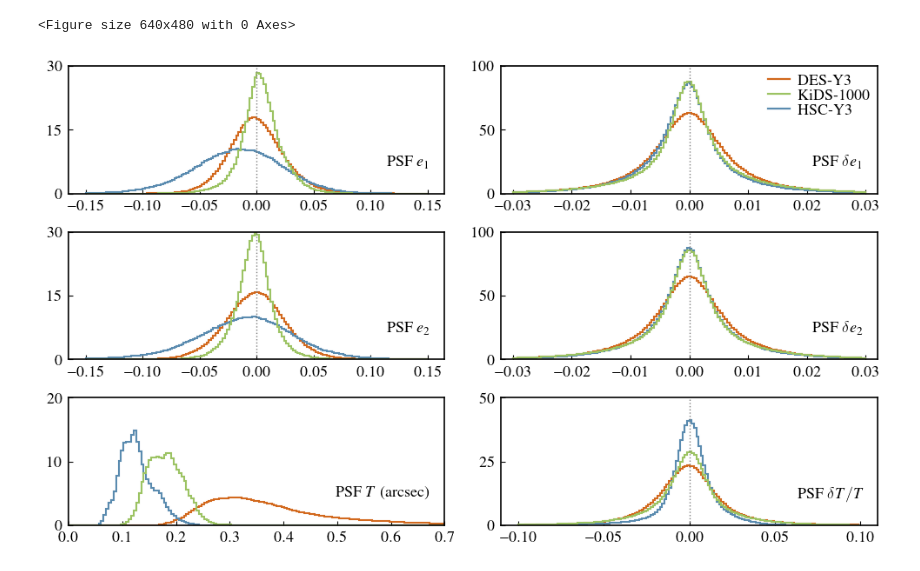
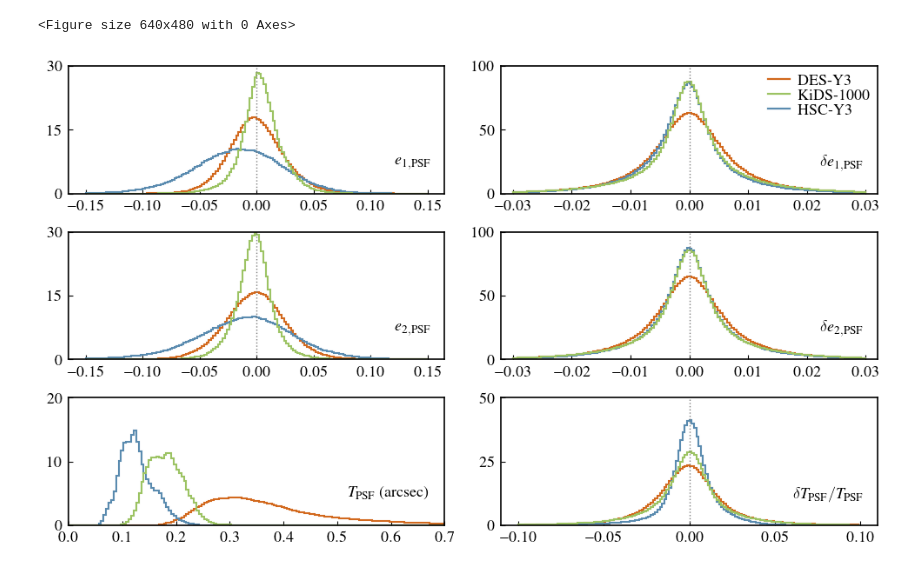
Before and after one commit to LSSTDESC/nulltests_txpipe, a Jupyter notebook: paper_plots/Fig3/PSFHistogramPlot.ipynb, the cells around one changed output. Saved outputs shown, nothing was run; the diff lists cells and outputs as text; code cells hidden in the pictures.

```diff
--- a/paper_plots/Fig3/PSFHistogramPlot.ipynb
+++ b/paper_plots/Fig3/PSFHistogramPlot.ipynb
@@ -48,7 +48,7 @@ ax0.hist((2*hscy3_s['stars/model_e1'][:]),bins=150,range=[-0.15,0.15],histtype='
 ax0.hist((kids_s['stars/model_e1'][:]),bins=150,range=[-0.15,0.15],histtype='step',color=kidscol,density=True,lw=1.5)
 ax0.plot([0,0],[0,30], color='grey', lw=1, ls=':')
 ax0.set_ylim(0,30)
-ax0.text(0.96,0.3,r'{\rm PSF}\ $e_{1}$',transform=ax0.transAxes,ha='right',va='top',size=13)
+ax0.text(0.96,0.3,r'$e_{1, {\rm PSF}}$',transform=ax0.transAxes,ha='right',va='top',size=13)
 ax0.tick_params(axis="both",which='both',direction="in")
 ax0.tick_params(axis='both', which='major', pad=5)
 ax0.set_yticks([0,15,30])
@@ -64,7 +64,7 @@ ax1.plot([0,0],[0,100], color='grey', lw=1, ls=':')
 ax1.set_xlim(-0.032,0.032)
 ax1.set_ylim(0,100)
 ax1.legend(frameon=False,loc = 'upper right', labelspacing=0.03,ncol=1,handletextpad=0.5,columnspacing=0.2,handlelength=1.4,borderaxespad=0.1)
-ax1.text(0.96,0.3,r'${\rm PSF}\ \delta e_{1}$',transform=ax1.transAxes,ha='right',va='top',size=13)
+ax1.text(0.96,0.3,r'$\delta e_{1, {\rm PSF}}$',transform=ax1.transAxes,ha='right',va='top',size=13)
 ax1.tick_params(axis="both",which='both',direction="in")
 ax1.tick_params(axis='both', which='major', pad=5)
 ax1.set_yticks([0,50,100])
@@ -75,7 +75,7 @@ ax2.hist((-2*hscy3_s['stars/model_e2'][:]),bins=150,range=[-0.15,0.15],histtype=
 ax2.hist((kids_s['stars/model_e2'][:]),bins=150,range=[-0.15,0.15],histtype='step',color=kidscol,density=True,lw=1.5)
 ax2.plot([0,0],[0,30], color='grey', lw=1, ls=':')
 ax2.set_ylim(0,30)
-ax2.text(0.96,0.3,r'${\rm PSF}\ e_{2}$',transform=ax2.transAxes,ha='right',va='top',size=13)
+ax2.text(0.96,0.3,r'$e_{2, {\rm PSF}}$',transform=ax2.transAxes,ha='right',va='top',size=13)
 ax2.tick_params(axis="both",which='both',direction="in")
 ax2.tick_params(axis='both', which='major', pad=5)
 ax2.set_yticks([0,15,30])
@@ -87,7 +87,7 @@ ax3.hist((kids_s['stars/measured_e2'][:]- kids_s['stars/model_e2'][:]),bins=150,
 ax3.set_xlim(-0.032,0.032)
 ax3.plot([0,0],[0,100], color='grey', lw=1, ls=':')
 ax3.set_ylim(0,100)
-ax3.text(0.96,0.3,r'${\rm PSF}\ \delta e_{2}$',transform=ax3.transAxes,ha='right',va='top',size=13)
+ax3.text(0.96,0.3,r'$\delta e_{2, {\rm PSF}}$',transform=ax3.transAxes,ha='right',va='top',size=13)
 ax3.tick_params(axis="both",which='both',direction="in")
 ax3.tick_params(axis='both', which='major', pad=5)
 ax3.set_yticks([0,50,100])
@@ -98,34 +98,34 @@ ax4.hist(hscy3_s['stars/model_T'][:],bins=150,range=[0,0.7],histtype='step',colo
 ax4.hist(kids_s['stars/model_T'][:],bins=150,range=[0,0.7],histtype='step',color=kidscol,density=True,lw=1.5)
 ax4.set_xlim(0,0.7)
 ax4.set_ylim(0,20)
-ax4.text(0.96,0.3,r'${\rm PSF}\ T$ (arcsec)',transform=ax4.transAxes,ha='right',va='top',size=13)
+ax4.text(0.96,0.3,r'$T_{\rm PSF}$ (arcsec)',transform=ax4.transAxes,ha='right',va='top',size=13)
 ax4.tick_params(axis="both",which='both',direction="in")
 ax4.tick_params(axis='both', which='major', pad=5)
 ax4.set_yticks([0,10,20])
 
 ax5 = plt.subplot(gs[5])
 ax5.hist((desy3_s['stars/measured_T'][:]- desy3_s['stars/model_T'][:])/desy3_s['stars/measured_T'][:],bins=150,range=[-0.1,0.1],histtype='step',color=descol,density=True,lw=1.5)
 ax5.hist((hscy3_s['stars/measured_T'][:]- hscy3_s['stars/model_T'][:])/hscy3_s['stars/measured_T'][:],bins=150,range=[-0.1,0.1],histtype='step',color=hsccol,density=True,lw=1.5)
 ax5.hist((kids_s['stars/measured_T'][:]- kids_s['stars/model_T'][:])/kids_s['stars/measured_T'][:],bins=150,range=[-0.1,0.1],histtype='step',color=kidscol,density=True,lw=1.5)
 ax5.set_xlim(-0.11,0.11)
 ax5.set_ylim(0,50)
 ax5.plot([0,0],[0,50], color='grey', lw=1, ls=':')
-ax5.text(0.96,0.3,r'${\rm PSF}\ \delta T/ T$',transform=ax5.transAxes,ha='right',va='top',size=13)
+ax5.text(0.96,0.3,r'$\delta T_{\rm PSF}/ T_{\rm PSF}$',transform=ax5.transAxes,ha='right',va='top',size=13)
 ax5.tick_params(axis="both",which='both',direction="in")
 ax5.tick_params(axis='both', which='major', pad=5)
 ax5.set_yticks([0,25,50])
 
 
 for axis in ['top','bottom','left','right']:
     ax0.spines[axis].set_linewidth(1.2)
     ax1.spines[axis].set_linewidth(1.2)
     ax2.spines[axis].set_linewidth(1.2)
     ax3.spines[axis].set_linewidth(1.2)
     ax4.spines[axis].set_linewidth(1.2)
     ax5.spines[axis].set_linewidth(1.2)
 
 
 plt.savefig('psf_histograms.pdf',dpi=200)
 # %% [output]
 <Figure size 640x480 with 0 Axes>
-[figure, old version]
+[figure, new version]
```
Also changed, not shown: 1 other file.
